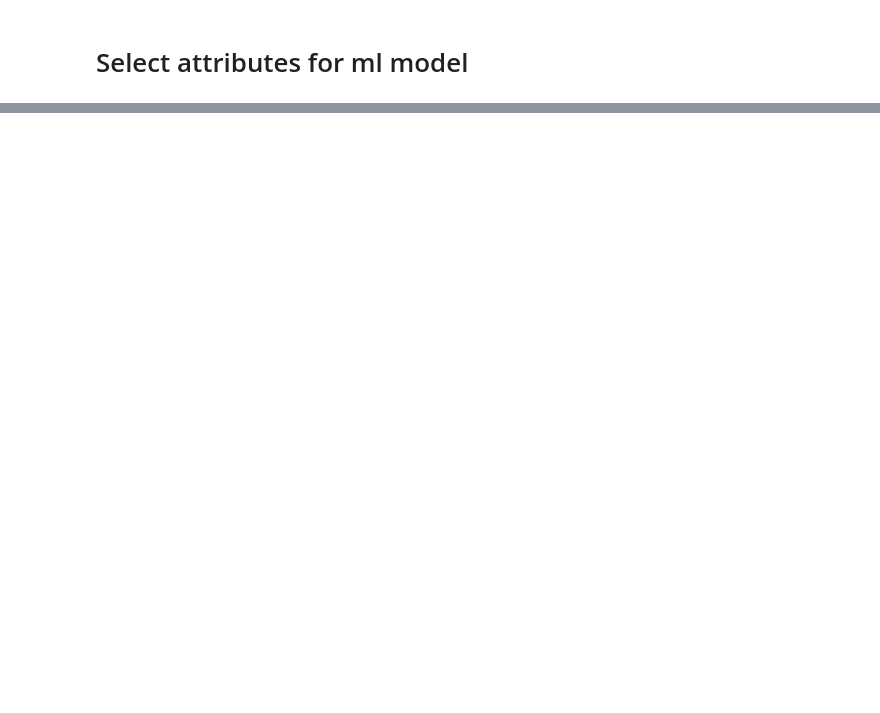
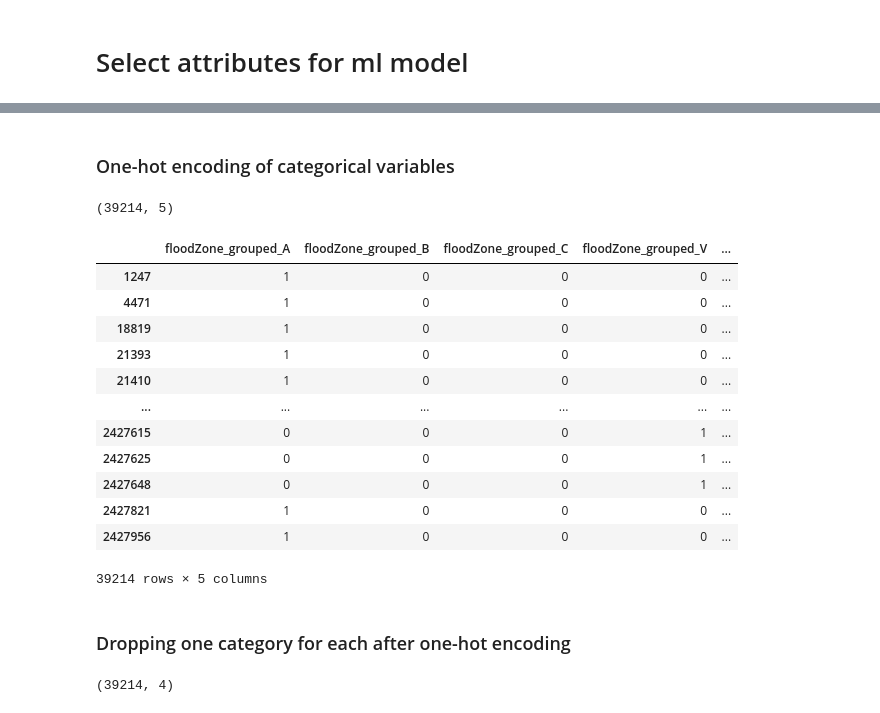
Before and after one commit to samroeslin/National-Flood-Insurance-Program, a Jupyter notebook: Flood_data_2005_event_Colab.ipynb, the cells around one changed output, grey strips where cells are left out. Cells and saved outputs as stored; diff of their text form; code cells hidden in the pictures; blank space fills up the shorter version.

```diff
--- a/Flood_data_2005_event_Colab.ipynb
+++ b/Flood_data_2005_event_Colab.ipynb
@@ -1320,0 +2022,6 @@ msno.matrix(df_Katrina_selected)
+# %%
+# Model attributes
+X = df_Katrina_selected_nomissing.drop("amountPaidOnBuildingClaim", axis=1) # drop labels for training set
+
+# target attribute
+y = df_Katrina_selected_nomissing["amountPaidOnBuildingClaim"]
@@ -1320,0 +2040,3 @@ msno.matrix(df_Katrina_selected)
+# %%
+categorical_features = X.select_dtypes(include=['object']).columns
+categorical_features
@@ -1320,0 +2051,4 @@ msno.matrix(df_Katrina_selected)
+# %%
+# Create a dataset of numerical and a dataset of categorical features
+X_num = X[numerical_features]
+X_cat = X[categorical_features]
@@ -1320,0 +2129,26 @@ msno.matrix(df_Katrina_selected)
+# %% [markdown]
+### One-hot encoding of categorical variables
+# %%
+X_cat = pd.get_dummies(X_cat)
+# %%
+X_cat.shape
+# %% [output]
+(39214, 5)
+# %%
+X_cat
+# %% [output]
+|  | floodZone_grouped_A | floodZone_grouped_B | floodZone_grouped_C | floodZone_grouped_V | ... |
+| 1247 | 1 | 0 | 0 | 0 | ... |
+| 4471 | 1 | 0 | 0 | 0 | ... |
+| 18819 | 1 | 0 | 0 | 0 | ... |
+| 21393 | 1 | 0 | 0 | 0 | ... |
+| 21410 | 1 | 0 | 0 | 0 | ... |
+| ... | ... | ... | ... | ... | ... |
+| 2427615 | 0 | 0 | 0 | 1 | ... |
+| 2427625 | 0 | 0 | 0 | 1 | ... |
+| 2427648 | 0 | 0 | 0 | 1 | ... |
+| 2427821 | 1 | 0 | 0 | 0 | ... |
+| 2427956 | 1 | 0 | 0 | 0 | ... |
+39214 rows × 5 columns
+# %% [markdown]
+### Dropping one category for each after one-hot encoding
@@ -1320,0 +2158,4 @@ msno.matrix(df_Katrina_selected)
+# %%
+X_cat.shape
+# %% [output]
+(39214, 4)
```
Also changed, not shown: parts of 142 cells of this notebook.
